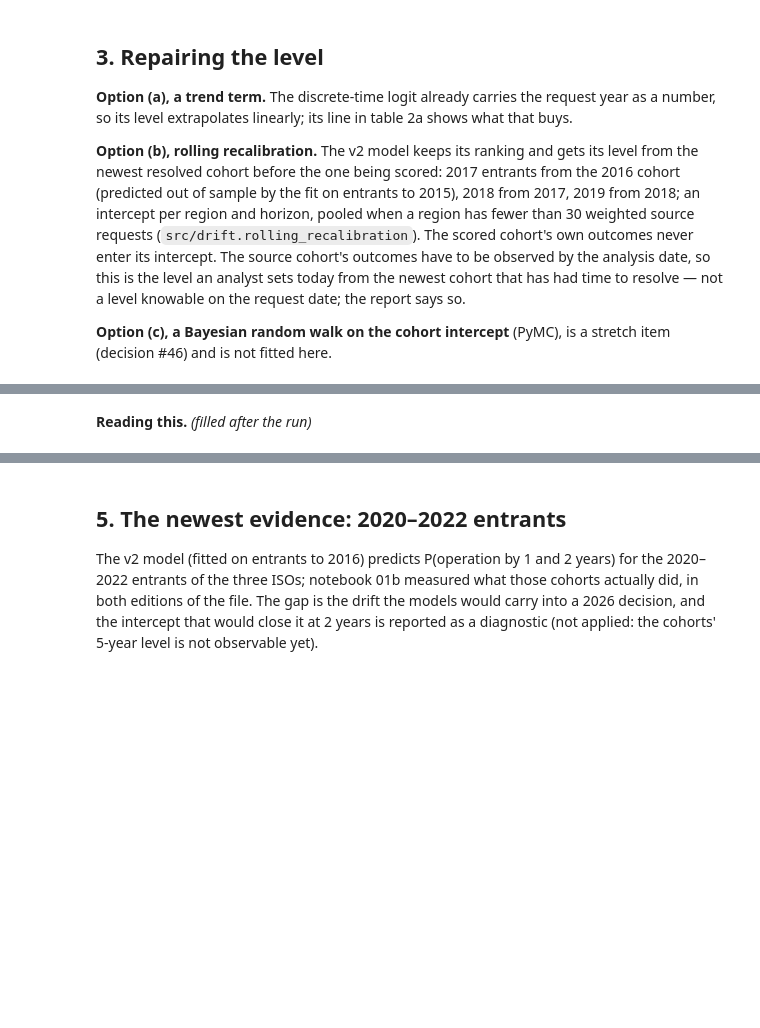
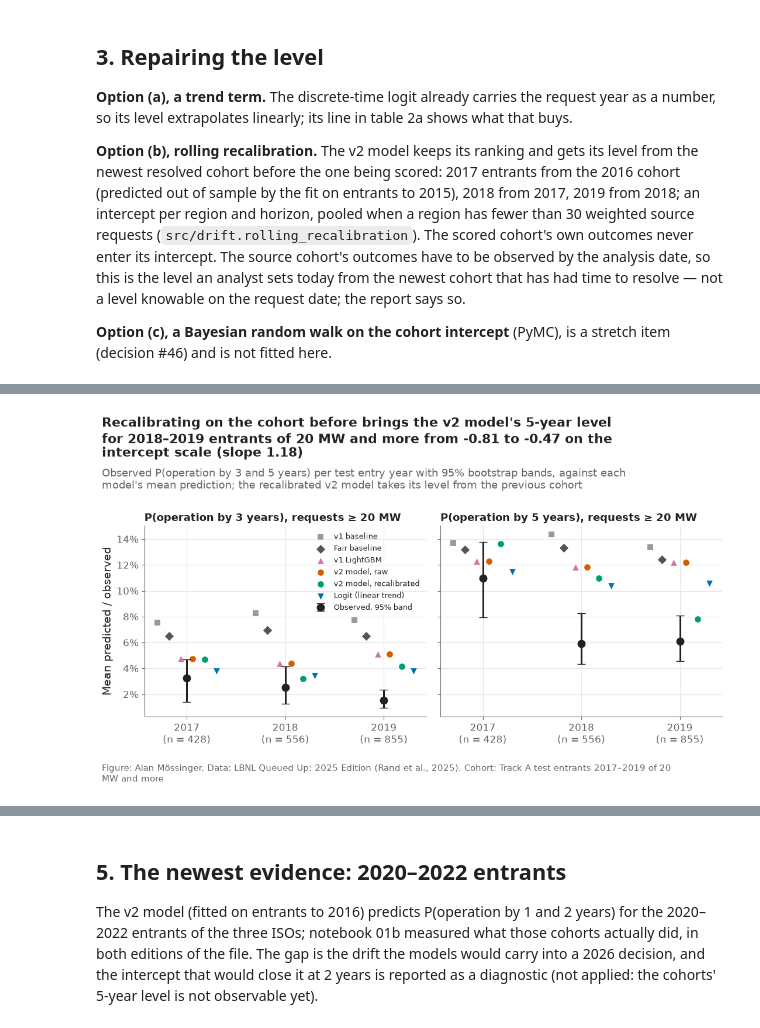
Before and after one commit to alanmossinger/Capstone, a Jupyter notebook: notebooks/12_level_repair.ipynb, the cells around one changed output, grey strips where cells are left out. Cells and saved outputs as stored; diff of their text form; code cells hidden in the pictures; blank space fills up the shorter version.

```diff
--- a/notebooks/12_level_repair.ipynb
+++ b/notebooks/12_level_repair.ipynb
@@ -223,33 +280,33 @@ labels = {"baseline": "v1 baseline", "fair_baseline": "Fair baseline", "v1 Light
 offsets = dict(zip(style, np.linspace(-0.3, 0.3, len(style))))
 for ax, h in zip(axes, LEVEL_HORIZONS):
     part = by_year[(by_year["cohort"] == "≥ 20 MW") & (by_year["horizon"] == h)].set_index("entry_year").loc[TEST_YEARS]
     x = np.arange(len(TEST_YEARS))
     ax.errorbar(x, part["observed"], yerr=[part["observed"] - part["low"], part["high"] - part["observed"]], fmt="o",
                 color=plots.INK, capsize=5, markersize=9, label="Observed, 95% band", zorder=4)
     large = test["large"].to_numpy()
     for m, (color, marker) in style.items():
         if m == "v2 recalibrated":
             values = [np.nanmean(recal[h][(years == y) & large]) for y in TEST_YEARS]
         else:
             values = part[m].to_numpy()
         ax.scatter(x + offsets[m], values, marker=marker, color=color, s=60, zorder=3, label=labels[m])
     ax.set_xticks(x, [f"{y}\n(n = {n:,})" for y, n in zip(TEST_YEARS, part["n"])])
     ax.set_title(f"P(operation by {h} years), requests ≥ 20 MW", fontsize=13)
     ax.yaxis.set_major_formatter(lambda y, _: f"{y:.0%}")
 axes[0].set_ylabel("Mean predicted / observed")
-axes[1].legend(loc="upper right", fontsize=9)
+axes[0].legend(loc="upper right", fontsize=9)  # the left panel has room above its points
 lm = level_metrics.set_index(["cohort", "horizon", "model", "metric"])["estimate"]
 plots.finish(fig,
              f"Recalibrating on the cohort before brings the v2 model's 5-year level for 2018–2019 entrants of 20 MW and more "
              f"from {lm[('2018–2019, ≥ 20 MW', 5, 'v2 raw', 'intercept')]:+.2f} to "
              f"{lm[('2018–2019, ≥ 20 MW', 5, 'v2 recalibrated', 'intercept')]:+.2f} on the intercept scale "
              f"(slope {lm[('2018–2019, ≥ 20 MW', 5, 'v2 recalibrated', 'slope')]:.2f})",
              "Observed P(operation by 3 and 5 years) per test entry year with 95% bootstrap bands, against each model's mean "
              "prediction; the recalibrated v2 model takes its level from the previous cohort",
              "Track A test entrants 2017–2019 of 20 MW and more")
 plots.save_fig(fig, "F11_level_by_entry_year",
                "Observed against predicted P(operation by 3 and 5 years) by test entry year for requests of 20 MW and more, "
                "before and after the rolling recalibration.", NOTEBOOK)
 plt.show()
+# %% [output]
+[figure, added]
-# %% [markdown]
-**Reading this.** *(filled after the run)*
```
Also changed, not shown: parts of 19 cells of this notebook, 37 other files.
